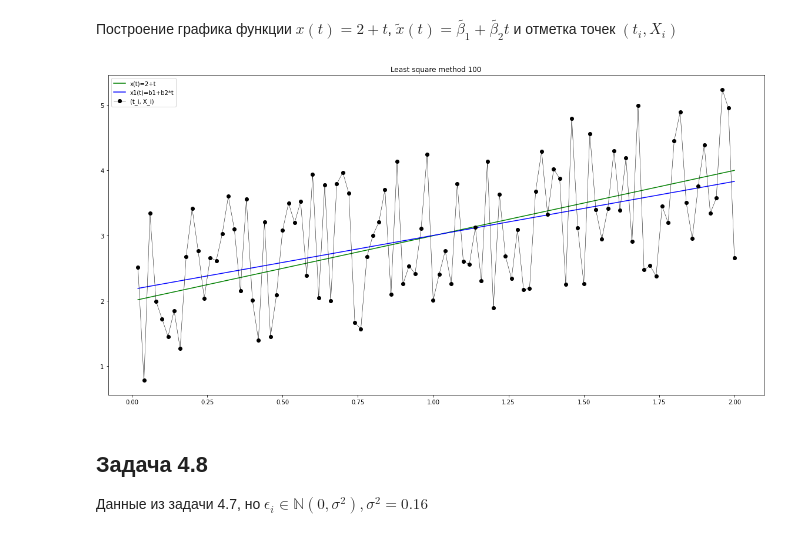
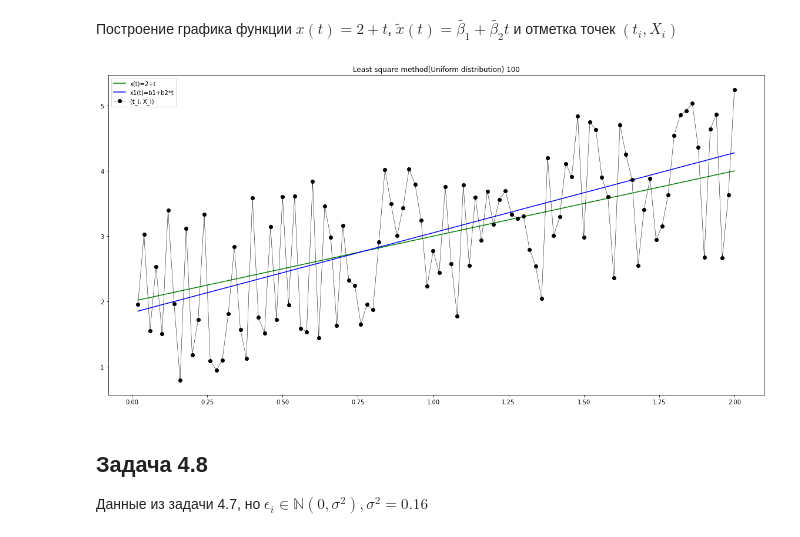
Before and after one commit to rw404/MS, a Jupyter notebook: Distributions.ipynb, the cells around one changed output. Drawn from its saved outputs; the diff is of its cells as text; code cells hidden in the pictures.

```diff
--- a/Distributions.ipynb
+++ b/Distributions.ipynb
@@ -928,15 +928,15 @@ def LSM(n = 100, X_i = X_i()):
 # %%
 t = t_gen()
 fig, ax = plt.subplots(figsize=(20, 10))
 plt.plot(t, truth(t), color = 'g')
 plt.plot(t, LSM(), color='b')
 plt.plot(t, X_i(), color='k', marker = 'o', linewidth = 0.5)
 plt.legend(["x(t)=2+t", "x1(t)=b1+b2*t", "(t_i, X_i)"])
-plt.title("Least square method " + str(len(t)))
+plt.title("Least square method(Uniform distribution) " + str(len(t)))
 
 plt.savefig("./Task_3_1/LSM_uniform_"+str(len(t))+".png")
 # %% [output]
-[figure, old version]
+[figure, new version]
 # %% [markdown]
 ## Задача 4.8
 
```
Also changed, not shown: parts of 8 cells of this notebook, 3 other files.
